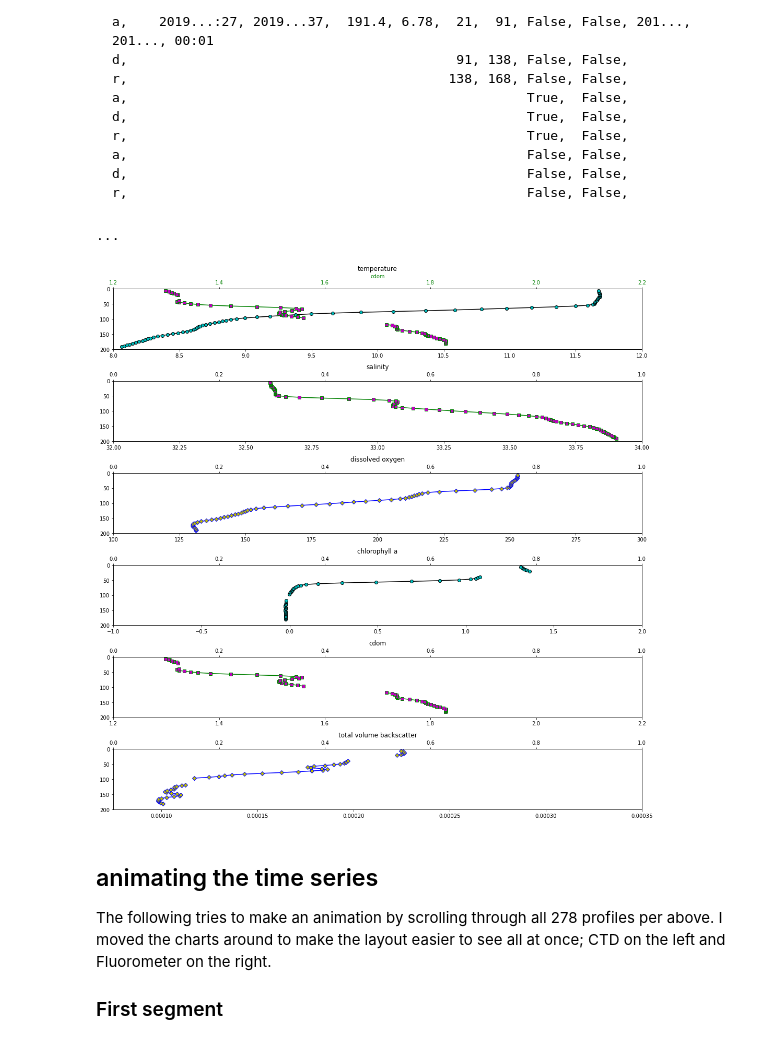
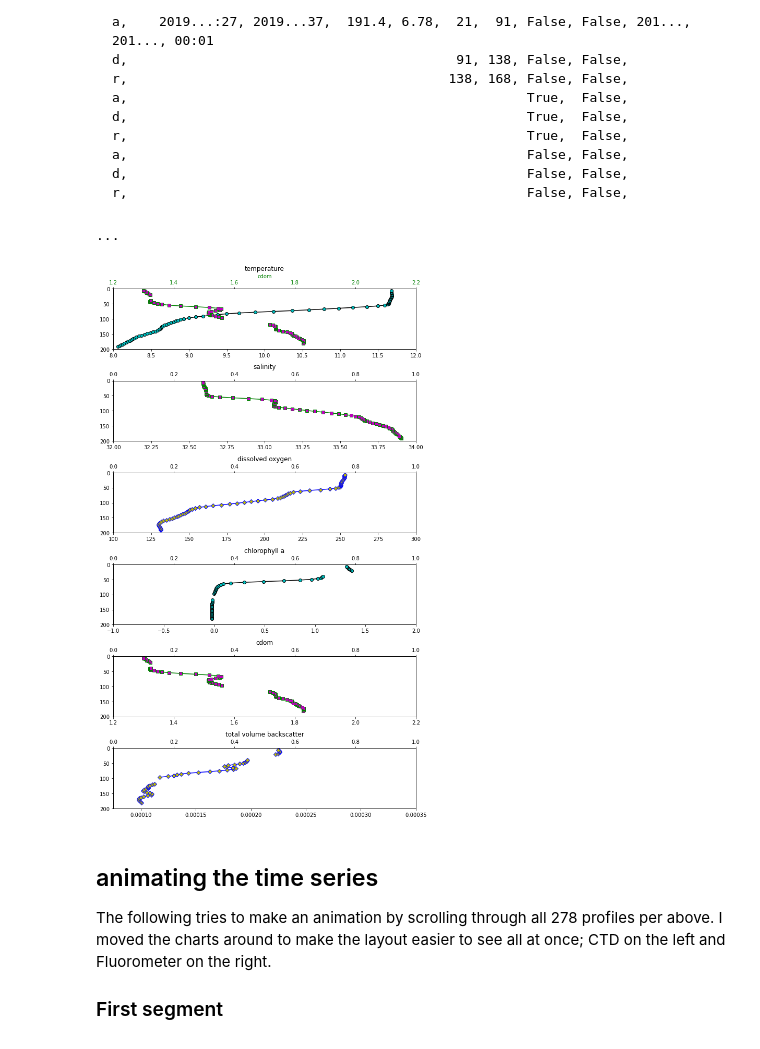
Before and after one commit to lsetiawan/ocean, a Jupyter notebook: Ocean 01 D Photic Zone Reduction.ipynb, the cells around one changed output. Cells and saved outputs as stored; diff of their text form; code cells hidden in the pictures.

```diff
--- a/Ocean 01 D Photic Zone Reduction.ipynb
+++ b/Ocean 01 D Photic Zone Reduction.ipynb
@@ -305,7 +305,7 @@ chlora_lbound, chlora_ubound                     =  -1.,         2.
 cdom_lbound, cdom_ubound                         =   1.2,        2.2
 scatt_lbound, scatt_ubound                       =   0.000075,    .00035
 
-fig, axs = plt.subplots(6,1,figsize=(15, 15), tight_layout=True)
+fig, axs = plt.subplots(6,1,figsize=(9, 15), tight_layout=True)
 
 compare_unfiltered = False
 
@@ -318,34 +318,34 @@ if compare_unfiltered:
     axs[5].plot(fluor_s + 20., fluor_d, marker='D', markersize = 6., color='b', markerfacecolor='r')
 
 axs[0].plot(smooth_ctd_t, ctd_d, marker='o', markersize = 6., color='k', markerfacecolor='c')
 axs[0].set(xlim = (temperature_lbound, temperature_ubound), ylim = (200., 0.), title='temperature')
 
 axs[1].plot(smooth_ctd_s, ctd_d, marker='s', markersize = 6., color='g', markerfacecolor='m')
 axs[1].set(xlim = (salinity_lbound, salinity_ubound), ylim = (200., 0.), title='salinity')
 
 axs[2].plot(smooth_ctd_o, ctd_d, marker='D', markersize = 6., color='b', markerfacecolor='y')
 axs[2].set(xlim = (dissolved_oxygen_lbound, dissolved_oxygen_ubound), ylim = (200., 0.), title='dissolved oxygen')
 
 axs[3].plot(smooth_fluor_a, fluor_d, marker='o', markersize = 6., color='k', markerfacecolor='c')
 axs[3].set(xlim = (chlora_lbound, chlora_ubound), ylim = (200., 0.), title='chlorophyll a')
 
 axs[4].plot(smooth_fluor_c, fluor_d, marker='s', markersize = 6., color='g', markerfacecolor='m')
 axs[4].set(xlim = (cdom_lbound, cdom_ubound), ylim = (200., 0.), title='cdom')
 
 axs[5].plot(smooth_fluor_s, fluor_d, marker='D', markersize = 6., color='b', markerfacecolor='y')
 axs[5].set(xlim = (scatt_lbound, scatt_ubound), ylim = (200., 0.), title='total volume backscatter')
 
 # sets up companion plots with shared y-axis, independent 'twin' x-axis
 axsTwin = [axs[i].twiny() for i in range(6)]
 axsTwin[0].set_xlabel('cdom', color='g')
 axsTwin[0].plot(smooth_fluor_c, fluor_d, marker='s', markersize = 6., color='g', markerfacecolor='m')
 axsTwin[0].tick_params(axis='x', labelcolor='g')
 axsTwin[0].set(xlim = (cdom_lbound, cdom_ubound), ylim = (200., 0.))
 
 print('...')
 # %% [output]
 ...
-[figure, old version]
+[figure, new version]
 # %% [markdown]
 ## animating the time series
 
```
Also changed, not shown: parts of 8 cells of this notebook, 1 other file.
